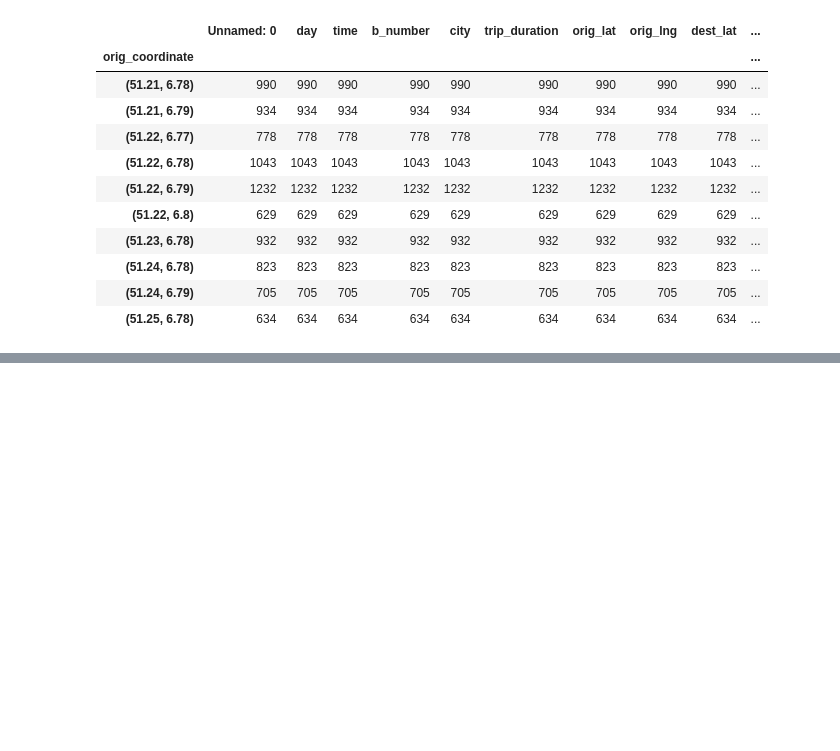
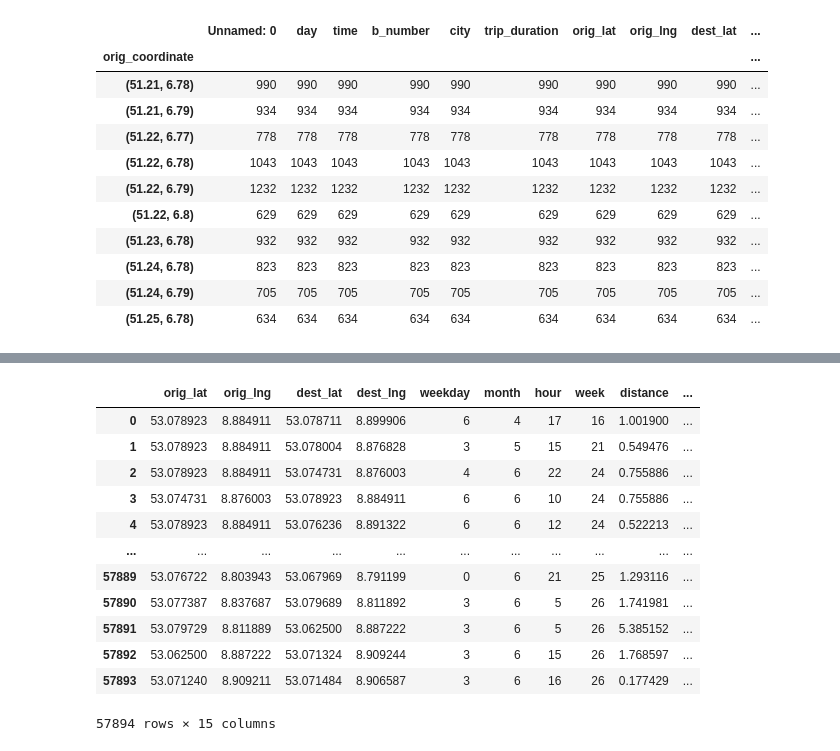
Before and after one commit to Polifka/eagle_gang, a Jupyter notebook: Experimental Notebook.ipynb, the cells around one changed output, grey strips where cells are left out. Saved outputs shown, nothing was run; the diff lists cells and outputs as text; code cells hidden in the pictures; blank space fills up the shorter version.

```diff
--- a/Experimental Notebook.ipynb
+++ b/Experimental Notebook.ipynb
@@ -338,0 +325,18 @@ dtype: int64
+# %%
+Test = read_data("bremen")
+Test2 = Test.drop(["Unnamed: 0","b_number","day","datetime_start","datetime_end","city","fleetsize_monthly","fleetsize_dayly","time","rounded_time_hourly","trip_duration"], axis=1)
+Test2
+# %% [output]
+|  | orig_lat | orig_lng | dest_lat | dest_lng | weekday | month | hour | week | distance | ... |
+| 0 | 53.078923 | 8.884911 | 53.078711 | 8.899906 | 6 | 4 | 17 | 16 | 1.001900 | ... |
+| 1 | 53.078923 | 8.884911 | 53.078004 | 8.876828 | 3 | 5 | 15 | 21 | 0.549476 | ... |
+| 2 | 53.078923 | 8.884911 | 53.074731 | 8.876003 | 4 | 6 | 22 | 24 | 0.755886 | ... |
+| 3 | 53.074731 | 8.876003 | 53.078923 | 8.884911 | 6 | 6 | 10 | 24 | 0.755886 | ... |
+| 4 | 53.078923 | 8.884911 | 53.076236 | 8.891322 | 6 | 6 | 12 | 24 | 0.522213 | ... |
+| ... | ... | ... | ... | ... | ... | ... | ... | ... | ... | ... |
+| 57889 | 53.076722 | 8.803943 | 53.067969 | 8.791199 | 0 | 6 | 21 | 25 | 1.293116 | ... |
+| 57890 | 53.077387 | 8.837687 | 53.079689 | 8.811892 | 3 | 6 | 5 | 26 | 1.741981 | ... |
+| 57891 | 53.079729 | 8.811889 | 53.062500 | 8.887222 | 3 | 6 | 5 | 26 | 5.385152 | ... |
+| 57892 | 53.062500 | 8.887222 | 53.071324 | 8.909244 | 3 | 6 | 15 | 26 | 1.768597 | ... |
+| 57893 | 53.071240 | 8.909211 | 53.071484 | 8.906587 | 3 | 6 | 16 | 26 | 0.177429 | ... |
+57894 rows × 15 columns
```
Also changed, not shown: parts of 13 cells of this notebook, 1 other file.
